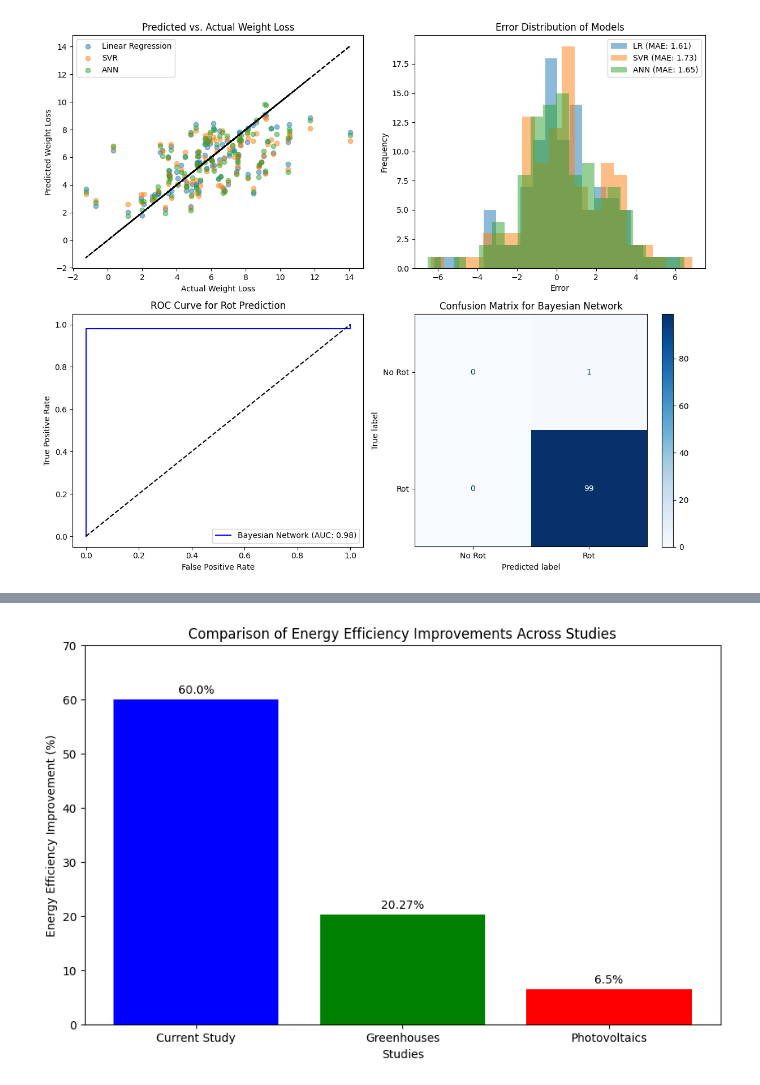
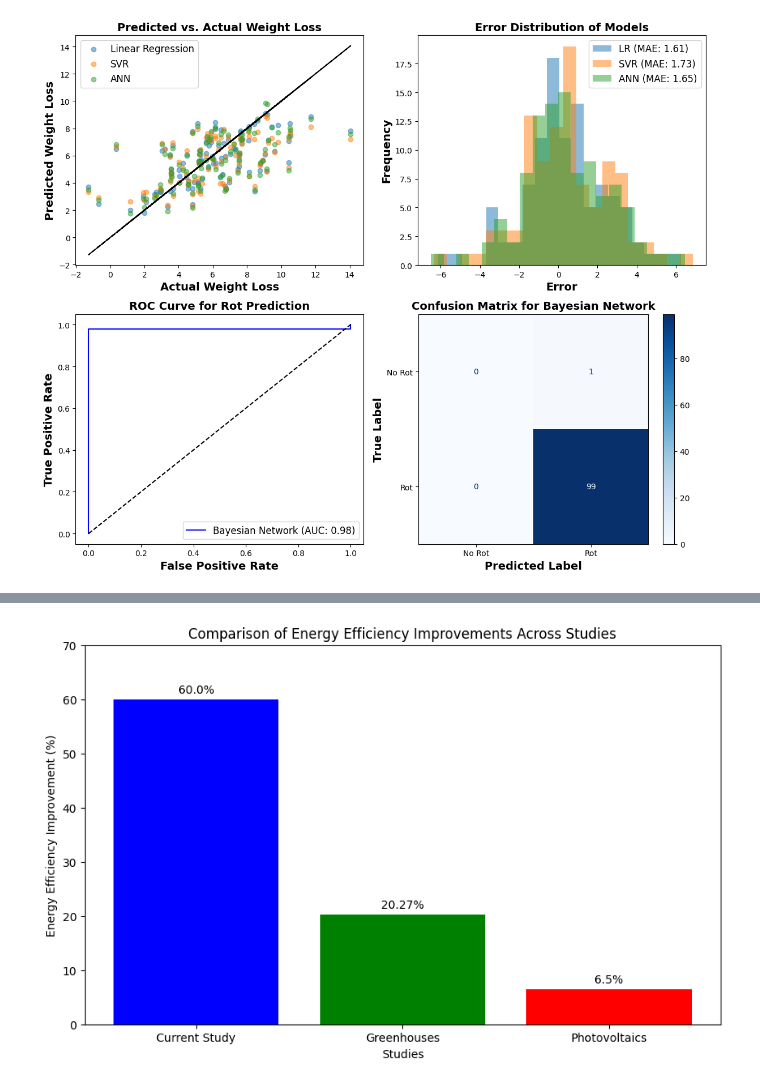
Before and after one commit to Iftekhar-mobin/depression_suicide_project, a Jupyter notebook: papers/Untitled.ipynb, the cells around one changed output, grey strips where cells are left out. Saved outputs shown, nothing was run; the diff lists cells and outputs as text; code cells hidden in the pictures.

```diff
--- a/papers/Untitled.ipynb
+++ b/papers/Untitled.ipynb
@@ -6,31 +6,22 @@ from sklearn.model_selection import train_test_split
 from sklearn.linear_model import LinearRegression
 from sklearn.svm import SVR
 from sklearn.neural_network import MLPRegressor
-from sklearn.metrics import mean_absolute_error, mean_squared_error, r2_score, roc_curve, auc
+from sklearn.metrics import mean_absolute_error, roc_curve, auc, confusion_matrix, ConfusionMatrixDisplay
 from sklearn.naive_bayes import GaussianNB
 from sklearn.preprocessing import StandardScaler
-from sklearn.metrics import confusion_matrix, ConfusionMatrixDisplay
 
-# Generating synthetic dataset based on weight loss (W) and rot status (R) dependencies
+# Generate synthetic dataset
 np.random.seed(42)
 n_samples = 500
+T = np.random.uniform(5, 30, n_samples)
+H = np.random.uniform(40, 90, n_samples)
+S = np.random.uniform(5, 60, n_samples)
+W = 0.05 * T + 0.02 * H + 0.1 * S + np.random.normal(0, 2, n_samples)
+R_prob = 1 / (1 + np.exp(-0.1 * (T + H + S + W - 50)))
+R = (R_prob > np.random.rand(n_samples)).astype(int)
 
-# Features: Temperature (T), Humidity (H), Storage Duration (S)
-T = np.random.uniform(5, 30, n_samples)  # Temperature in °C
-H = np.random.uniform(40, 90, n_samples)  # Humidity in %
-S = np.random.uniform(5, 60, n_samples)  # Storage duration in days
-
-# Weight Loss (W) is influenced by T, H, and S
-W = 0.05 * T + 0.02 * H + 0.1 * S + np.random.normal(0, 2, n_samples)  # Linear relationship with noise
-
-# Rot Status (R) depends on T, H, S, and W
-R_prob = 1 / (1 + np.exp(-0.1 * (T + H + S + W - 50)))  # Logistic function for probability
-R = (R_prob > np.random.rand(n_samples)).astype(int)  # Convert to binary classification
-
-# Creating DataFrame
 df = pd.DataFrame({'T': T, 'H': H, 'S': S, 'W': W, 'R': R})
 
-# Splitting into training and test sets
 X = df[['T', 'H', 'S']]
 y_W = df['W']
 y_R = df['R']
@@ -38,78 +29,78 @@ y_R = df['R']
 X_train, X_test, y_W_train, y_W_test = train_test_split(X, y_W, test_size=0.2, random_state=42)
 _, _, y_R_train, y_R_test = train_test_split(X, y_R, test_size=0.2, random_state=42)
 
-# Standardizing features for ANN and SVR
 scaler = StandardScaler()
 X_train_scaled = scaler.fit_transform(X_train)
 X_test_scaled = scaler.transform(X_test)
 
-# Training models
 lr = LinearRegression().fit(X_train, y_W_train)
 svr = SVR(kernel='rbf').fit(X_train_scaled, y_W_train)
 ann = MLPRegressor(hidden_layer_sizes=(10, 10), max_iter=1000, random_state=42).fit(X_train_scaled, y_W_train)
 
-# Predictions
 y_W_pred_lr = lr.predict(X_test)
 y_W_pred_svr = svr.predict(X_test_scaled)
 y_W_pred_ann = ann.predict(X_test_scaled)
 
-# Compute errors
 mae_lr = mean_absolute_error(y_W_test, y_W_pred_lr)
 mae_svr = mean_absolute_error(y_W_test, y_W_pred_svr)
 mae_ann = mean_absolute_error(y_W_test, y_W_pred_ann)
 
-# Bayesian Network (Naive Bayes as a baseline for R prediction)
 nb = GaussianNB().fit(X_train, y_R_train)
 y_R_pred_nb = nb.predict_proba(X_test)[:, 1]
-
-# ROC Curve for Rot Status prediction
 fpr_nb, tpr_nb, _ = roc_curve(y_R_test, y_R_pred_nb)
 roc_auc_nb = auc(fpr_nb, tpr_nb)
-
-# Confusion Matrix
 y_R_pred_class_nb = (y_R_pred_nb > 0.5).astype(int)
 cm_nb = confusion_matrix(y_R_test, y_R_pred_class_nb)
 
-# Plot results
 fig, axes = plt.subplots(2, 2, figsize=(12, 10))
 
-# Weight Loss Predictions vs. Actual
+# Scatter Plot
 axes[0, 0].scatter(y_W_test, y_W_pred_lr, label='Linear Regression', alpha=0.5)
 axes[0, 0].scatter(y_W_test, y_W_pred_svr, label='SVR', alpha=0.5)
 axes[0, 0].scatter(y_W_test, y_W_pred_ann, label='ANN', alpha=0.5)
-axes[0, 0].plot(y_W_test, y_W_test, color='black', linestyle='dashed')  # Ideal line
-axes[0, 0].set_xlabel("Actual Weight Loss")
-axes[0, 0].set_ylabel("Predicted Weight Loss")
-axes[0, 0].set_title("Predicted vs. Actual Weight Loss")
-axes[0, 0].legend()
+axes[0, 0].plot(y_W_test, y_W_test, color='black', linestyle='dashed')
+
+axes[0, 0].set_xlabel("Actual Weight Loss", fontsize=14, fontweight='bold')
+axes[0, 0].set_ylabel("Predicted Weight Loss", fontsize=14, fontweight='bold')
+axes[0, 0].set_title("Predicted vs. Actual Weight Loss", fontsize=14, fontweight='bold')
+axes[0, 0].legend(fontsize=12)
 
 # Error Distribution
 errors_lr = y_W_test - y_W_pred_lr
 errors_svr = y_W_test - y_W_pred_svr
 errors_ann = y_W_test - y_W_pred_ann
 
 axes[0, 1].hist(errors_lr, bins=20, alpha=0.5, label=f'LR (MAE: {mae_lr:.2f})')
 axes[0, 1].hist(errors_svr, bins=20, alpha=0.5, label=f'SVR (MAE: {mae_svr:.2f})')
 axes[0, 1].hist(errors_ann, bins=20, alpha=0.5, label=f'ANN (MAE: {mae_ann:.2f})')
-axes[0, 1].set_xlabel("Error")
-axes[0, 1].set_ylabel("Frequency")
-axes[0, 1].set_title("Error Distribution of Models")
-axes[0, 1].legend()
 
-# ROC Curve for Bayesian Network (Naive Bayes)
+axes[0, 1].set_xlabel("Error", fontsize=14, fontweight='bold')
+axes[0, 1].set_ylabel("Frequency", fontsize=14, fontweight='bold')
+axes[0, 1].set_title("Error Distribution of Models", fontsize=14, fontweight='bold')
+axes[0, 1].legend(fontsize=12)
+
+# ROC Curve
 axes[1, 0].plot(fpr_nb, tpr_nb, label=f'Bayesian Network (AUC: {roc_auc_nb:.2f})', color='blue')
 axes[1, 0].plot([0, 1], [0, 1], linestyle='--', color='black')
-axes[1, 0].set_xlabel("False Positive Rate")
-axes[1, 0].set_ylabel("True Positive Rate")
-axes[1, 0].set_title("ROC Curve for Rot Prediction")
-axes[1, 0].legend()
+
+axes[1, 0].set_xlabel("False Positive Rate", fontsize=14, fontweight='bold')
+axes[1, 0].set_ylabel("True Positive Rate", fontsize=14, fontweight='bold')
+axes[1, 0].set_title("ROC Curve for Rot Prediction", fontsize=14, fontweight='bold')
+axes[1, 0].legend(fontsize=12)
 
 # Confusion Matrix
 disp = ConfusionMatrixDisplay(confusion_matrix=cm_nb, display_labels=['No Rot', 'Rot'])
 disp.plot(ax=axes[1, 1], cmap='Blues')
-axes[1, 1].set_title("Confusion Matrix for Bayesian Network")
+
+# Set title
+axes[1, 1].set_title("Confusion Matrix for Bayesian Network", fontsize=14, fontweight='bold')
+
+# Set x and y labels in bold
+axes[1, 1].set_xlabel("Predicted Label", fontsize=14, fontweight='bold')
+axes[1, 1].set_ylabel("True Label", fontsize=14, fontweight='bold')
 
 plt.tight_layout()
+plt.savefig("prediction_results.jpg", dpi=300, bbox_inches='tight')  # Save high-quality JPG
 plt.show()
 # %% [output]
-[figure, old version]
+[figure, new version]
```
Also changed, not shown: parts of 2 cells of this notebook.
